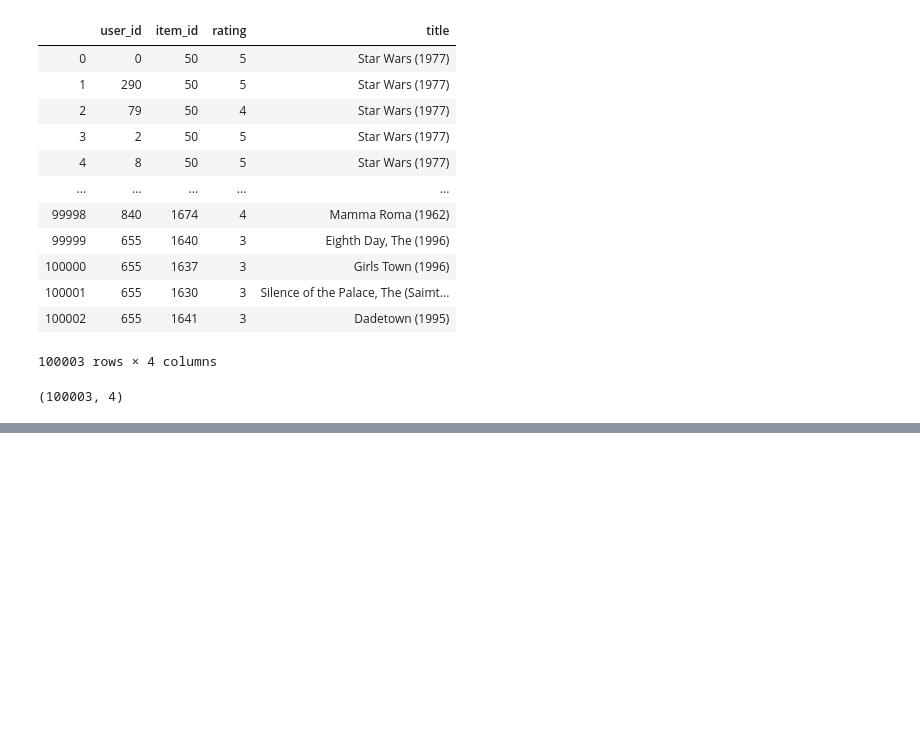
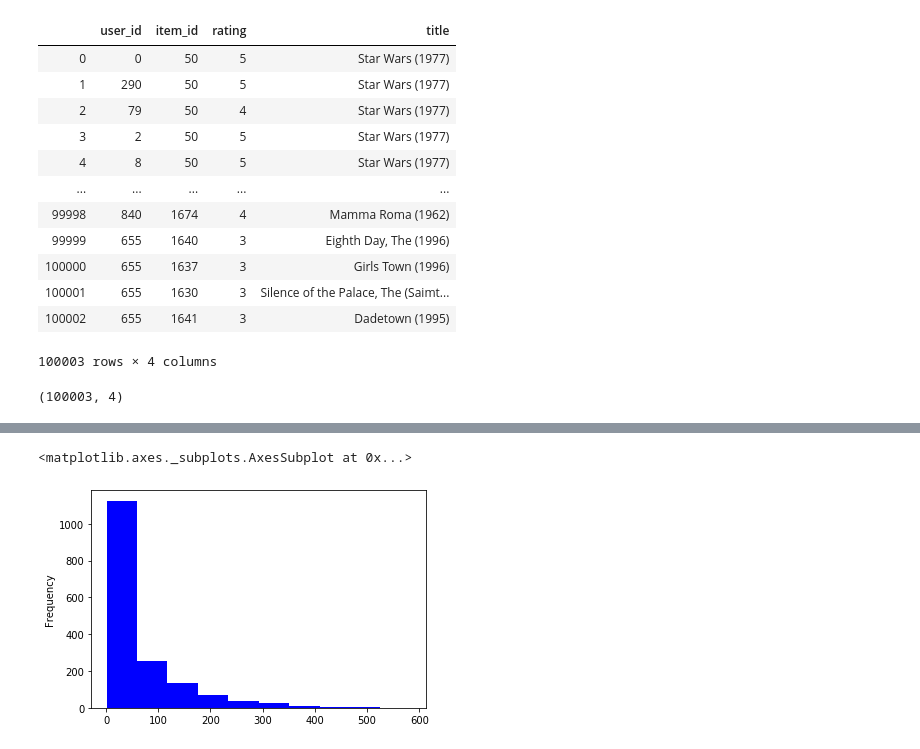
Before and after one commit to fcujar/Movies-Rec, a Jupyter notebook: Movie Recommender Sysyem.ipynb, the cells around one changed output, grey strips where cells are left out. Saved outputs shown, nothing was run; the diff lists cells and outputs as text; code cells hidden in the pictures; blank space fills up the shorter version.

```diff
--- a/Movie Recommender Sysyem.ipynb
+++ b/Movie Recommender Sysyem.ipynb
@@ -145,0 +196,5 @@ movies_rating_df.shape
+# %%
+mean_and_count_rating['count'].plot(bins=10, kind='hist', color='b')
+# %% [output]
+<matplotlib.axes._subplots.AxesSubplot at 0x...>
+[figure, added]
```
Also changed, not shown: parts of 13 cells of this notebook, 7 other files.
